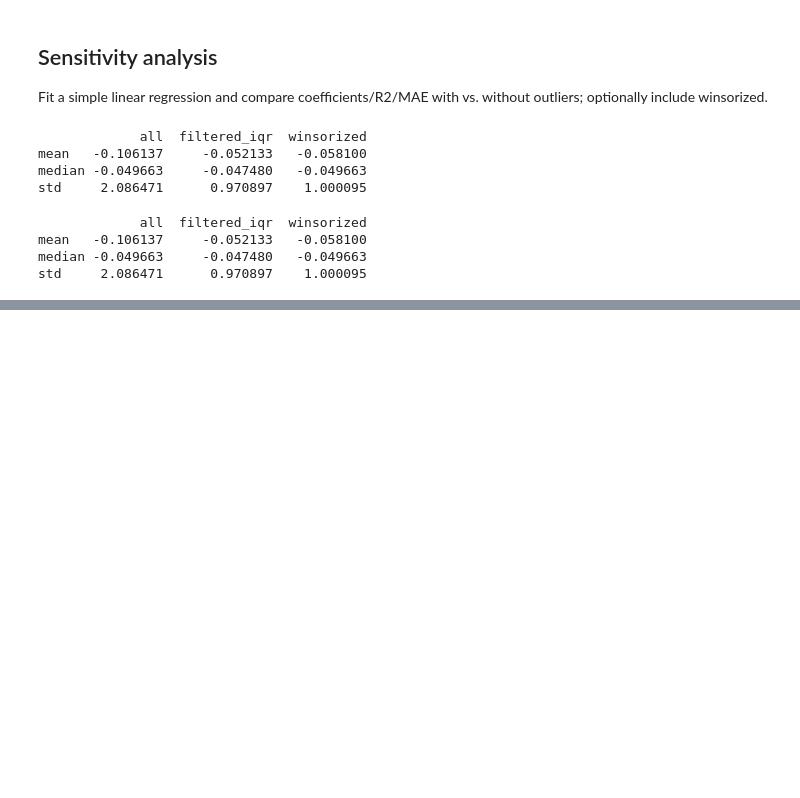
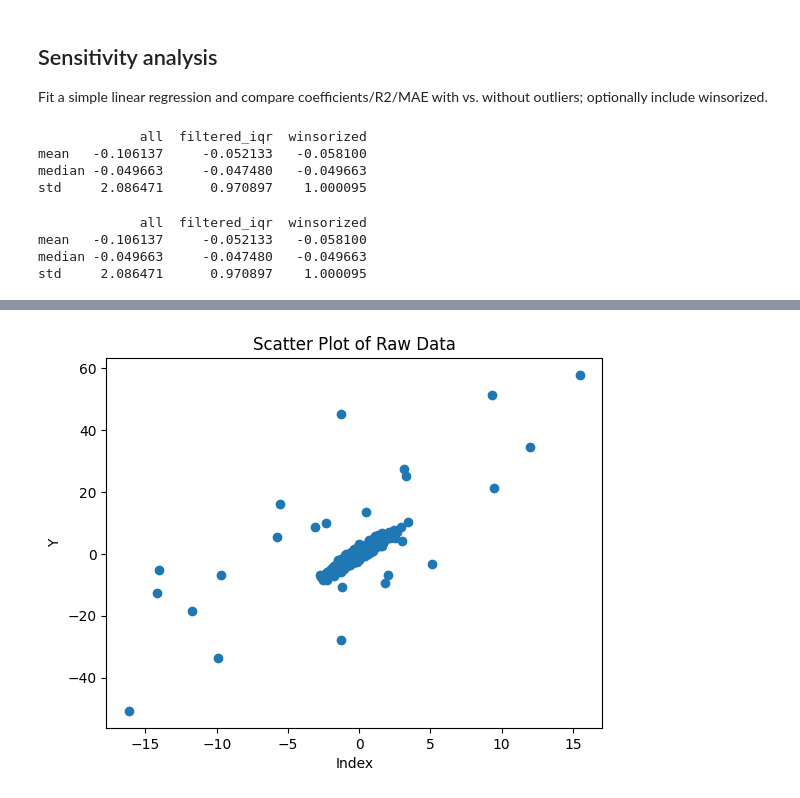
Before and after one commit to Ruilin0624/bootcamp_Ruilin_Yang, a Jupyter notebook: homework/stage7/notebook/stage07_outliers-risk-assumptions_homework-starter.ipynb, the cells around one changed output, grey strips where cells are left out. Cells and saved outputs as stored; diff of their text form; code cells hidden in the pictures; blank space fills up the shorter version.

```diff
--- a/homework/stage7/notebook/stage07_outliers-risk-assumptions_homework-starter.ipynb
+++ b/homework/stage7/notebook/stage07_outliers-risk-assumptions_homework-starter.ipynb
@@ -93,3 +83,33 @@ def winsorize_series(series: pd.Series, lower: float = 0.05, upper: float = 0.95
+# %%
+def detect_outliers_iqr(series: pd.Series, iqr_mult: float = 1.5) -> pd.Series:
+    s = pd.to_numeric(series, errors="coerce")
+    #coerce -->values cant convert to number are replaced by NaN, not considered into any future formulas
+    # s = all values shoul be numbers or NaN
+    q1 = s.quantile(0.25)
+    q3 = s.quantile(0.75)
+    iqr = q3 - q1
+    lower = q1 - iqr_mult * iqr
+    upper = q3 + iqr_mult * iqr
+    return (s < lower) | (s > upper)
+
+def detect_outliers_zscore(series: pd.Series, threshold: float = 3.0) -> pd.Series:
+    s = pd.to_numeric(series, errors="coerce")
+    mu = s.mean()
+    stdev = s.std(ddof=0)
+    if stdev == 0 or np.isnan(stdev):
+        return pd.Series(False, index=s.index)
+    z = (s - mu) / stdev
+    return z.abs() > threshold
+
+
+def winsorize_series(series: pd.Series, lower: float = 0.05, upper: float = 0.95) -> pd.Series:
+    if not (0 <= lower < upper <= 1):
+        raise ValueError("Quantiles must satisfy 0 <= lower < upper <= 1")
+
+    s = pd.to_numeric(series, errors="coerce")
+    low = s.quantile(lower)
+    high = s.quantile(upper)
+    return s.clip(lower=low, upper=high)
 # %%
 #DATA_PATH = Path('data/raw/outliers_homework.csv')
 DATA_PATH = Path("data/raw/coco.csv")
@@ -243 +279,12 @@ plt.show()
+# %%
+#Scatter plot (Outlier unlabled)
+
+
+plt.scatter(df[target_row], df[target_col])
+plt.title("Scatter Plot of Raw Data")
+plt.xlabel("Index")
+plt.ylabel("Y")
+plt.show()
+# %% [output]
+[figure, added]
 # %%
```
Also changed, not shown: parts of 8 cells of this notebook, 3 other files.
